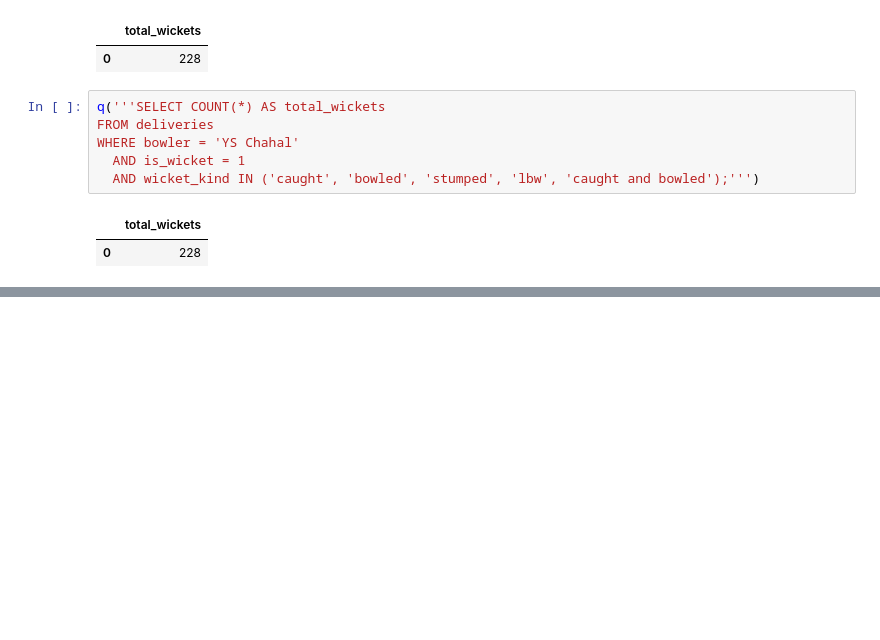
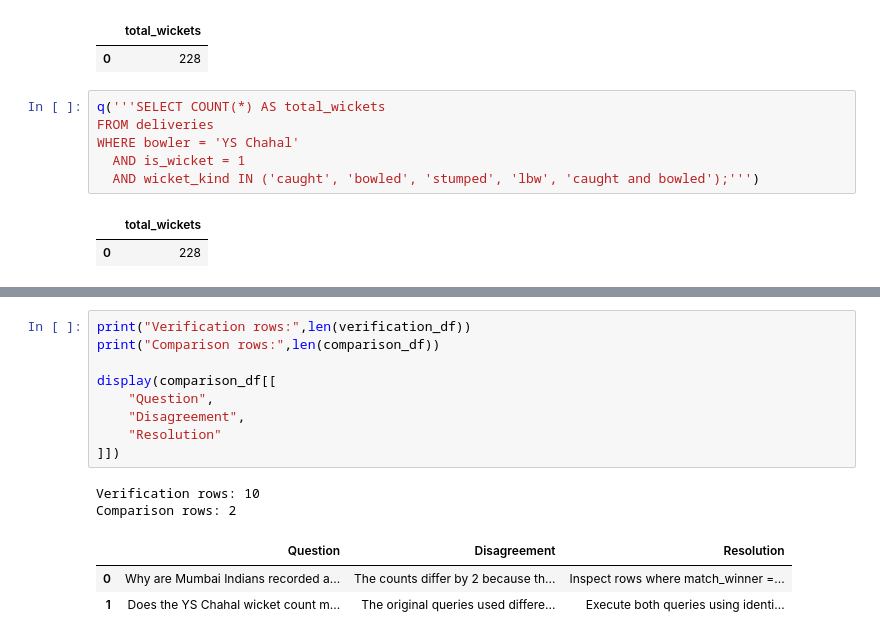
Before and after one commit to fathimaziya294/IPL-Cricket-Analyticss, a Jupyter notebook: notebooks/06_ai_verification.ipynb, the cells around one changed output, grey strips where cells are left out. Saved outputs shown, nothing was run; the diff lists cells and outputs as text; blank space fills up the shorter version.

```diff
--- a/notebooks/06_ai_verification.ipynb
+++ b/notebooks/06_ai_verification.ipynb
@@ -741,3 +741,18 @@ display(comparison_df)
 |  | Question | Tool 1 | Tool 1 Answer | Tool 2 | Tool 2 Answer | Database Evidence | Disagreement | Resolution |
 | 0 | Why are Mumbai Indians recorded a... | Gemini | Provided SQL to count rows where ... | ChatGPT | Explained that adding result = 'w... | 155 recorded Mumbai Indians winne... | The counts differ by 2 because th... | Inspect rows where match_winner =... |
 | 1 | Does the YS Chahal wicket count m... | Gemini | Generated SQL to count wickets ta... | ChatGPT | Generated SQL using COUNT(*) with... | The displayed SQL query returned ... | The original queries used differe... | Execute both queries using identi... |
+# %%
+print("Verification rows:",len(verification_df))
+print("Comparison rows:",len(comparison_df))
+
+display(comparison_df[[
+    "Question",
+    "Disagreement",
+    "Resolution"
+]])
+# %% [output]
+Verification rows: 10
+Comparison rows: 2
+|  | Question | Disagreement | Resolution |
+| 0 | Why are Mumbai Indians recorded a... | The counts differ by 2 because th... | Inspect rows where match_winner =... |
+| 1 | Does the YS Chahal wicket count m... | The original queries used differe... | Execute both queries using identi... |
```
Also changed, not shown: parts of 4 cells of this notebook, 2 other files.
